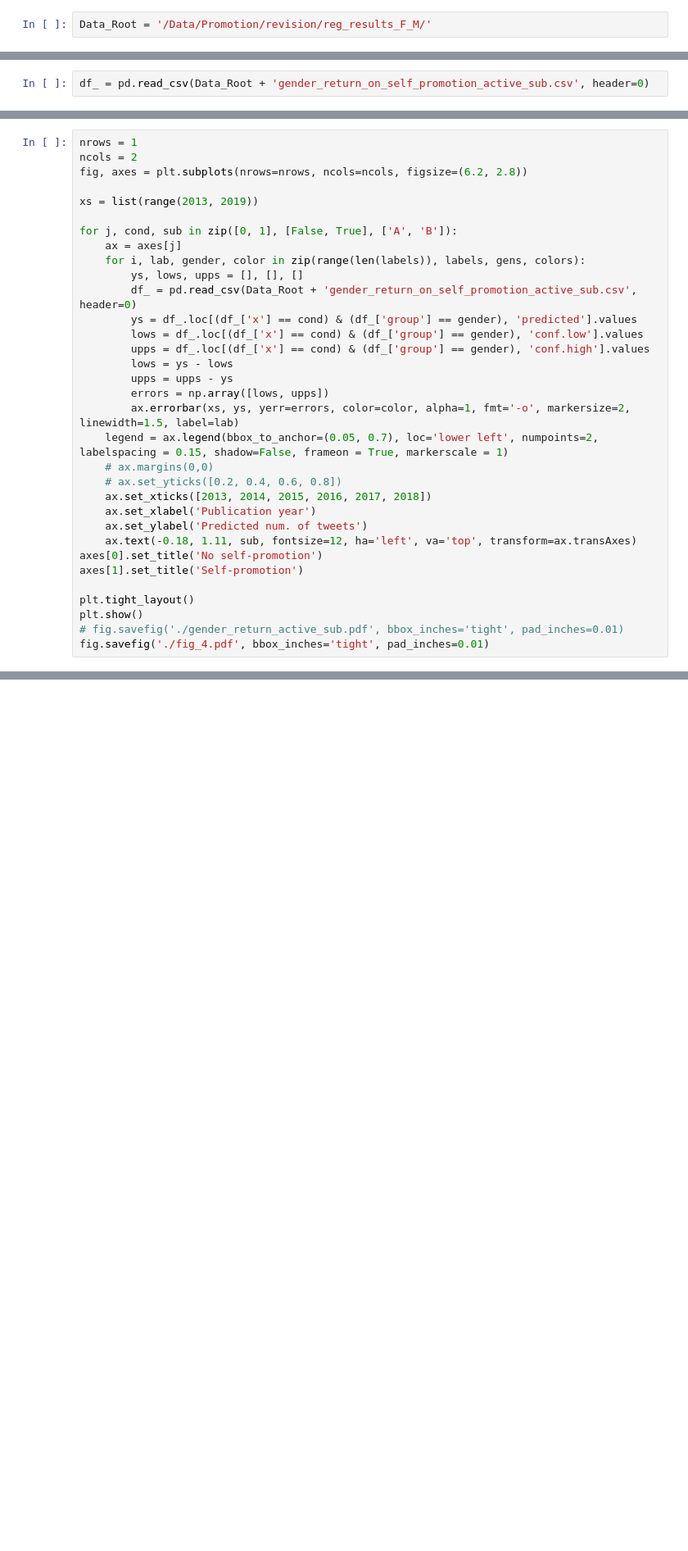
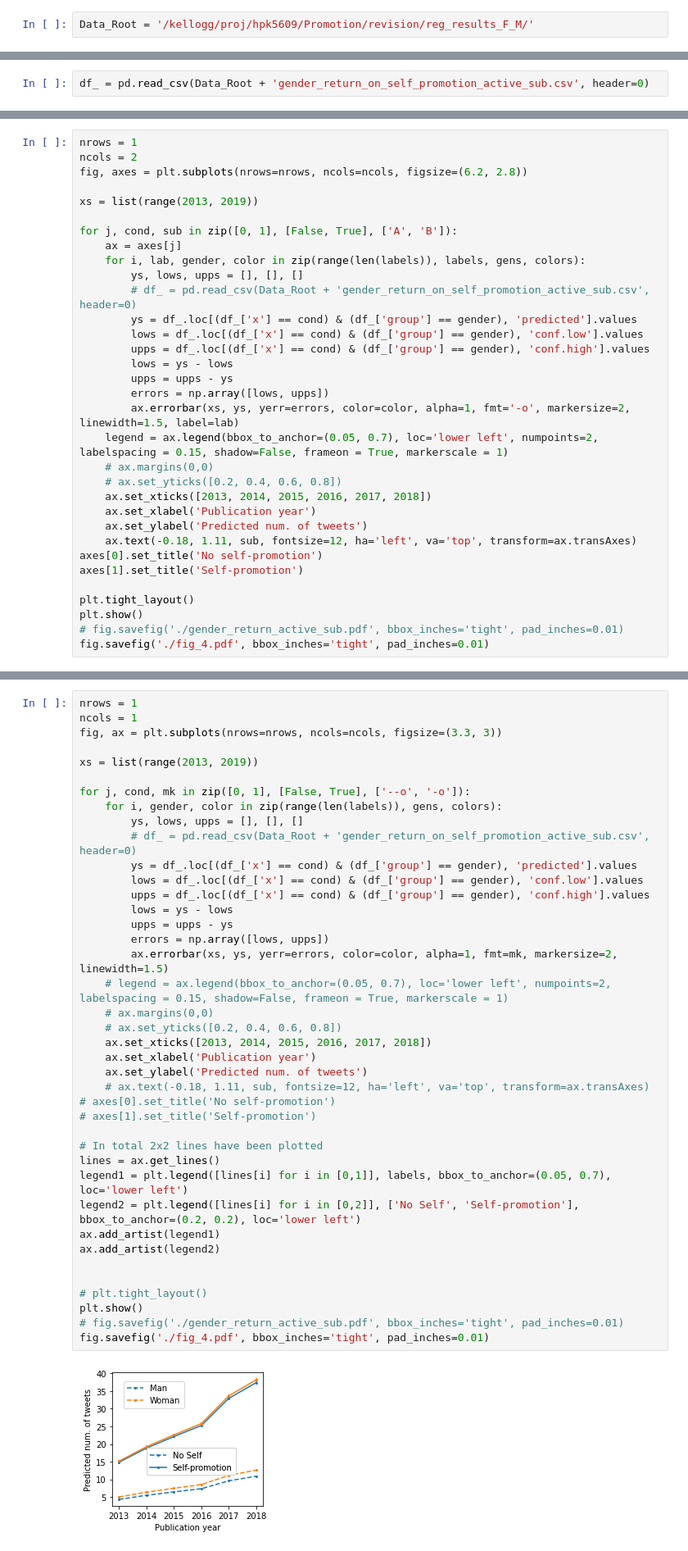
Before and after one commit to haoopeng/gender_promotion, a Jupyter notebook: plot_F_M.ipynb, the cells around one changed output, grey strips where cells are left out. Shown at 82% size. Drawn from its saved outputs; the diff is of its cells as text; blank space fills up the shorter version.

```diff
--- a/plot_F_M.ipynb
+++ b/plot_F_M.ipynb
@@ -8,7 +8,7 @@ import matplotlib.cm as cm
 import matplotlib.pyplot as plt
 import matplotlib.ticker as ticker
 # %%
-Data_Root = '/Data/Promotion/revision/reg_results_F_M/'
+Data_Root = '/kellogg/proj/hpk5609/Promotion/revision/reg_results_F_M/'
 # %%
 gens = ['Male', 'Female']
 labels = ['Man', 'Woman']
@@ -442,7 +442,7 @@ for j, cond, sub in zip([0, 1], [False, True], ['A', 'B']):
     ax = axes[j]
     for i, lab, gender, color in zip(range(len(labels)), labels, gens, colors):
         ys, lows, upps = [], [], []
-        df_ = pd.read_csv(Data_Root + 'gender_return_on_self_promotion_active_sub.csv', header=0)
+        # df_ = pd.read_csv(Data_Root + 'gender_return_on_self_promotion_active_sub.csv', header=0)
         ys = df_.loc[(df_['x'] == cond) & (df_['group'] == gender), 'predicted'].values
         lows = df_.loc[(df_['x'] == cond) & (df_['group'] == gender), 'conf.low'].values
         upps = df_.loc[(df_['x'] == cond) & (df_['group'] == gender), 'conf.high'].values
@@ -466,3 +466,45 @@ plt.show()
 fig.savefig('./fig_4.pdf', bbox_inches='tight', pad_inches=0.01)
 # %% [output]
 [figure]
+# %%
+nrows = 1
+ncols = 1
+fig, ax = plt.subplots(nrows=nrows, ncols=ncols, figsize=(3.3, 3))
+
+xs = list(range(2013, 2019))
+
+for j, cond, mk in zip([0, 1], [False, True], ['--o', '-o']):
+    for i, gender, color in zip(range(len(labels)), gens, colors):
+        ys, lows, upps = [], [], []
+        # df_ = pd.read_csv(Data_Root + 'gender_return_on_self_promotion_active_sub.csv', header=0)
+        ys = df_.loc[(df_['x'] == cond) & (df_['group'] == gender), 'predicted'].values
+        lows = df_.loc[(df_['x'] == cond) & (df_['group'] == gender), 'conf.low'].values
+        upps = df_.loc[(df_['x'] == cond) & (df_['group'] == gender), 'conf.high'].values
+        lows = ys - lows
+        upps = upps - ys
+        errors = np.array([lows, upps])
+        ax.errorbar(xs, ys, yerr=errors, color=color, alpha=1, fmt=mk, markersize=2, linewidth=1.5)
+    # legend = ax.legend(bbox_to_anchor=(0.05, 0.7), loc='lower left', numpoints=2, labelspacing = 0.15, shadow=False, frameon = True, markerscale = 1)
+    # ax.margins(0,0)
+    # ax.set_yticks([0.2, 0.4, 0.6, 0.8])
+    ax.set_xticks([2013, 2014, 2015, 2016, 2017, 2018])
+    ax.set_xlabel('Publication year')
+    ax.set_ylabel('Predicted num. of tweets')
+    # ax.text(-0.18, 1.11, sub, fontsize=12, ha='left', va='top', transform=ax.transAxes)
+# axes[0].set_title('No self-promotion')
+# axes[1].set_title('Self-promotion')
+
+# In total 2x2 lines have been plotted
+lines = ax.get_lines()
+legend1 = plt.legend([lines[i] for i in [0,1]], labels, bbox_to_anchor=(0.05, 0.7), loc='lower left')
+legend2 = plt.legend([lines[i] for i in [0,2]], ['No Self', 'Self-promotion'], bbox_to_anchor=(0.2, 0.2), loc='lower left')
+ax.add_artist(legend1)
+ax.add_artist(legend2)
+
+
+# plt.tight_layout()
+plt.show()
+# fig.savefig('./gender_return_active_sub.pdf', bbox_inches='tight', pad_inches=0.01)
+fig.savefig('./fig_4.pdf', bbox_inches='tight', pad_inches=0.01)
+# %% [output]
+[figure, added]
```
